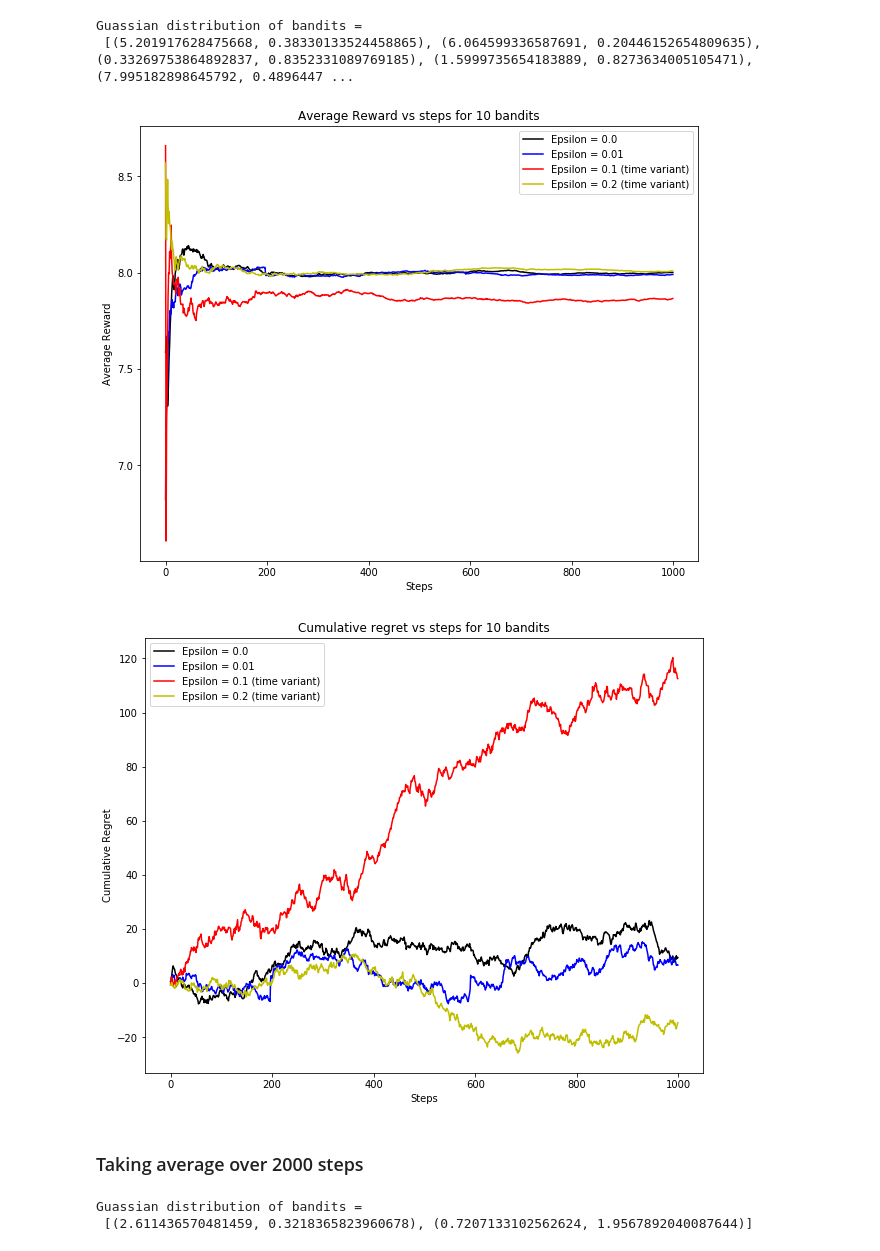
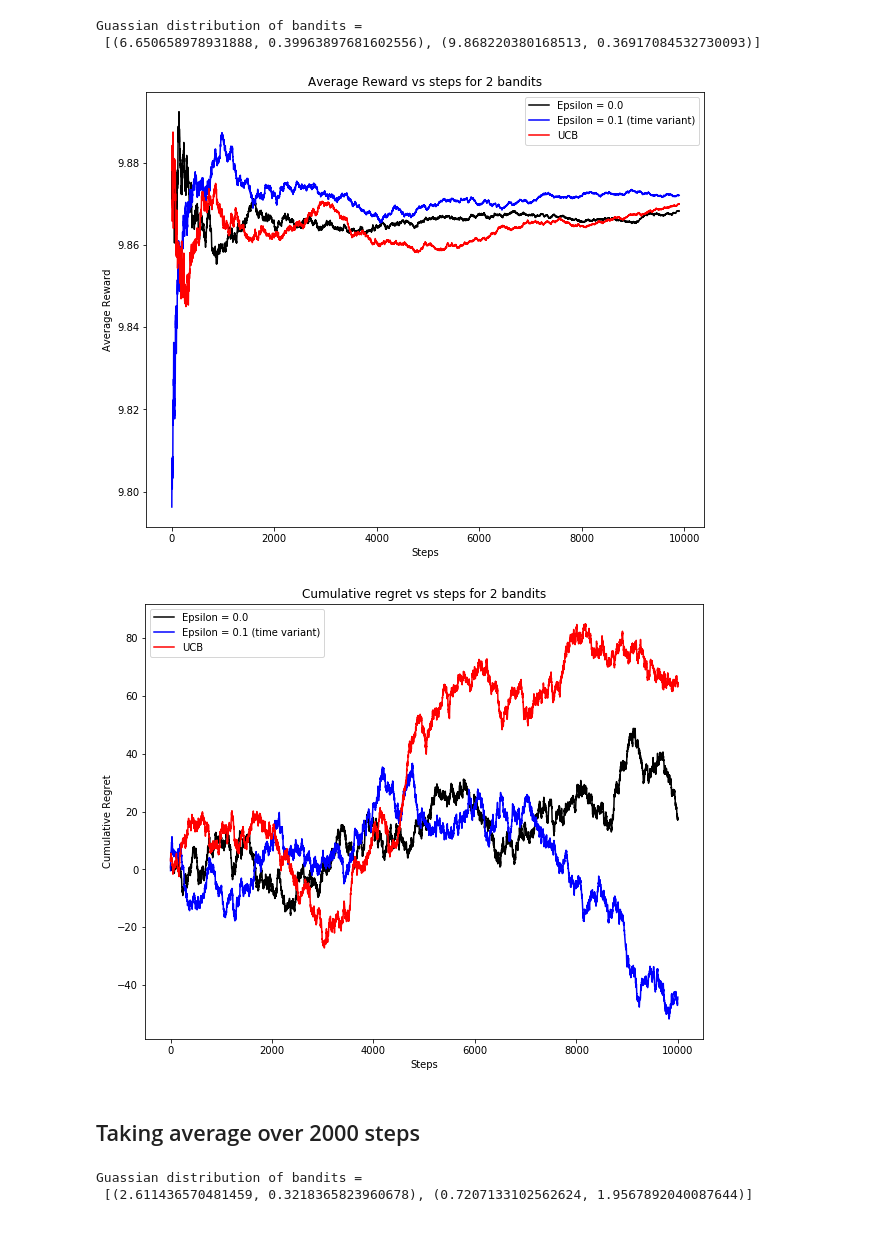
Before and after one commit to keya-desai/Multi-armed-bandit-problem-using-Q-networks, a Jupyter notebook: Code/guassian bandits refactored.ipynb, the cells around one changed output. Saved outputs shown, nothing was run; the diff lists cells and outputs as text; code cells hidden in the pictures.

```diff
--- a/Code/guassian bandits refactored.ipynb
+++ b/Code/guassian bandits refactored.ipynb
@@ -17,7 +17,7 @@ class Bandit:
         self.max_i = 0
 
         for i in range(k):
-            mean = random.uniform(0, 10)
+            mean = random.uniform(5, 10)
             sigma = random.uniform(0, 1)
             self.mean_sd_list.append((mean, sigma))
 
@@ -100,6 +100,7 @@ class EpsilonGreedy(Solver):
         self.epsilon = epsilon
         self.time_variant_epsilon = time_variant_epsilon
         self.mean_estimate = [0] * self.bandit.k
+        self.t = 0
 
         self.set_inital_estimate(init_trials)
 #         print("Initial estimate = ", self.mean_estimate)
@@ -122,11 +123,34 @@ class EpsilonGreedy(Solver):
         r = self.bandit.generate_reward(i)
         self.mean_estimate[i] = self.mean_estimate[i] + (r - self.mean_estimate[i])/(self.counts[i] + 1)
 
+        self.t += 1
         if self.time_variant_epsilon:
-            t = np.sum(self.counts) + 1
-            self.epsilon = self.epsilon/t
+            self.epsilon = self.epsilon/self.t
 
         return i, r
+# %%
+class UCB(Solver):
+
+    def __init__(self, bandit):
+        super().__init__(bandit)
+        self.t = 0
+        self.mean_estimate = [0] * self.bandit.k
+
+#     def set_inital_estimate(self, trials):
+#         for _ in range(trials):
+#             for i in range(self.bandit.k):
+#                 r = self.bandit.generate_reward(i)
+#                 self.mean_estimate[i] = self.mean_estimate[i] + (r - self.mean_estimate[i])/(self.counts[i] + 1)
+
+    def run_one_step(self):
+        # Exploration
+        i = max(range(self.bandit.k), key = lambda x: self.mean_estimate[x] + bandit.mean_sd_list[x][1] * np.sqrt(2 * np.log(self.t + 1)/ self.counts[x]))
+
+        r = self.bandit.generate_reward(i)
+        self.mean_estimate[i] = self.mean_estimate[i] + (r - self.mean_estimate[i])/(self.counts[i] + 1)
+
+        self.t += 1
+        return i, r
 # %%
 def main(k, n):
     """
@@ -139,9 +163,11 @@ def main(k, n):
     print("Guassian distribution of bandits = \n", bandit.mean_sd_list)
 
     solvers = [EpsilonGreedy(bandit, epsilon = 0.0, init_trials = 1, time_variant_epsilon = False),
-          EpsilonGreedy(bandit, epsilon = 0.01, init_trials = 1, time_variant_epsilon = False),
+#           EpsilonGreedy(bandit, epsilon = 0.01, init_trials = 1, time_variant_epsilon = False),
           EpsilonGreedy(bandit, epsilon = 0.1, init_trials = 1, time_variant_epsilon = True),
-          EpsilonGreedy(bandit, epsilon = 0.2, init_trials = 1, time_variant_epsilon = True)]
+#           EpsilonGreedy(bandit, epsilon = 0.2, init_trials = 1, time_variant_epsilon = True),
+            UCB(bandit)
+              ]
 
     # Solve for each of the object
     for s in solvers:
@@ -150,10 +176,10 @@ def main(k, n):
     # Plot average reward for each solver
     plt.figure(figsize = (10, 8))
     colors = ['k', 'b', 'r', 'y']
-    labels = ['Epsilon = 0.0', 'Epsilon = 0.01', 'Epsilon = 0.1 (time variant)', 'Epsilon = 0.2 (time variant)']
+    labels = ['Epsilon = 0.0', 'Epsilon = 0.1 (time variant)', 'UCB']
     i = 0
     for s in solvers:
-        plt.plot(s.avg_reward_list, color = colors[i], label = labels[i])
+        plt.plot(s.avg_reward_list[100:], color = colors[i], label = labels[i])
         i += 1
 
     plt.xlabel("Steps")
@@ -176,14 +202,14 @@ def main(k, n):
     plt.title("Cumulative regret vs steps for {} bandits".format(k))
     plt.show()
 # %%
-main(k = 10, n = 10000)
+main(k = 2, n = 10000)
 # %% [output]
 Guassian distribution of bandits =
- [(5.201917628475668, 0.38330133524458865), (6.064599336587691, 0.20446152654809635), (0.33269753864892837, 0.8352331089769185), (1.5999735654183889, 0.8273634005105471), (7.995182898645792, 0.4896447 ...
+ [(6.650658978931888, 0.39963897681602556), (9.868220380168513, 0.36917084532730093)]
-[figure, old version]
+[figure, new version]
-[figure, old version]
+[figure, new version]
 # %% [markdown]
-### Taking average over 2000 steps
+## Taking average over 2000 steps
 # %%
 bandit = Bandit(k)
 
```
